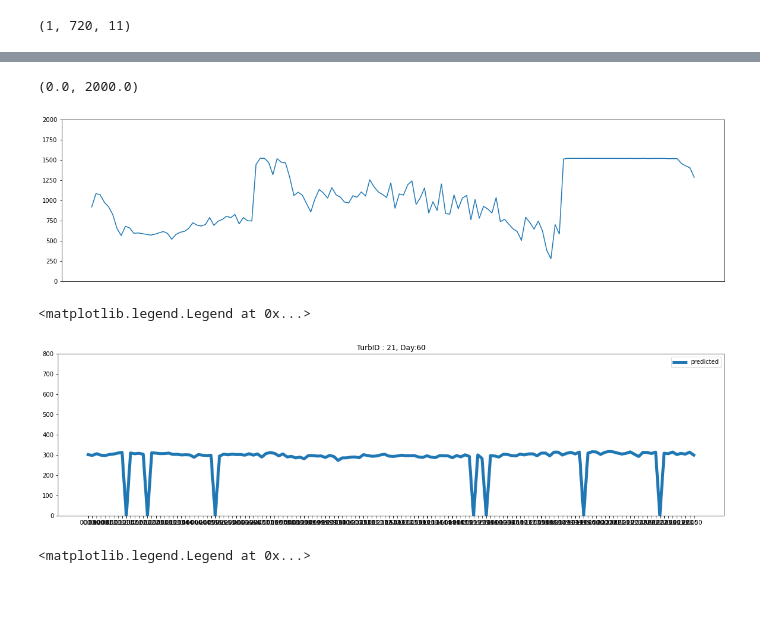
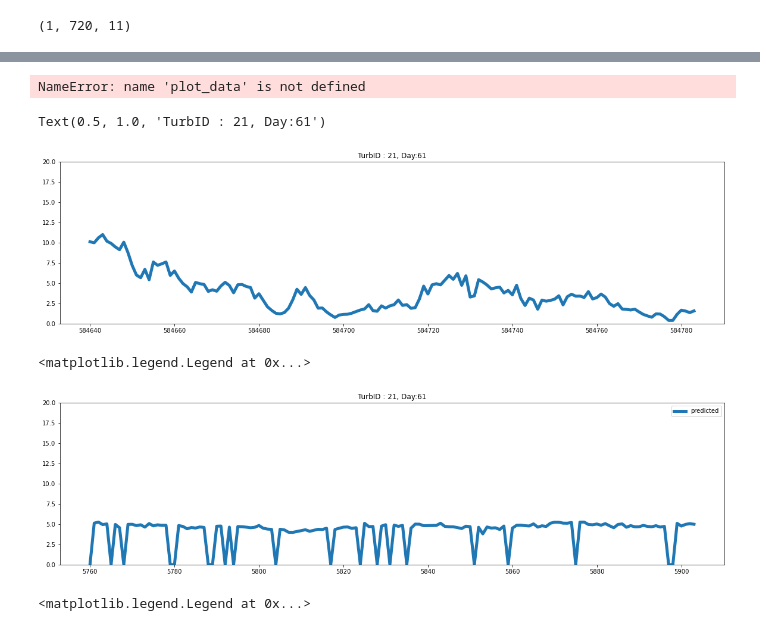
Before and after one commit to bub3690/dacon_study, a Jupyter notebook: inha_2022/baseline-1turb.ipynb, the cells around one changed output, grey strips where cells are left out. Drawn from its saved outputs; the diff is of its cells as text; code cells hidden in the pictures; blank space fills up the shorter version.

Commit message:
FEAT: Update baseline Wspd prediction

```diff
--- a/inha_2022/baseline-1turb.ipynb
+++ b/inha_2022/baseline-1turb.ipynb
@@ -140,3 +140,6 @@ def make_train_data(data):
             train_y.append(np.array(label_tmp))
 
     return train_x, train_y
+# %%
+tms_list = list(pd.unique(train_data["Tmstamp"]))
+train_data["Tmstamp"] = train_data["Tmstamp"].apply(lambda x : tms_list.index(x) )
@@ -143,6 +201,9 @@ def make_train_data(data):
 # %%
 tms_list = list(pd.unique(train_data["Tmstamp"]))
 train_data["Tmstamp"] = train_data["Tmstamp"].apply(lambda x : tms_list.index(x) )
+train_data["Tmstamp"] = train_data["Tmstamp"]//6
+
+
 
 X_data, Y_data = make_train_data(train_data)
 X_data  = np.array(X_data).reshape(-1, X_data[0].shape[0], X_data[0].shape[1])
@@ -715,33 +732,37 @@ sample_submission['Patv']=preds
+# %%
+plot_data[(plot_data['TurbID']==k) & (plot_data['Day']==j)]['Wspd']
+# %% [output]
+NameError: name 'plot_data' is not defined
 # %%
 # Tmstamp 당 Patv 추세를 확인.
 plot_data = train_data
 
 plt.figure(figsize=(20, 5))
-j = 60 # Day
-for i in range(1, 135): # TurbID
-    plt.plot(plot_data[(plot_data['TurbID']==i) & (plot_data['Day']==j)]['Tmstamp'], plot_data[(plot_data['TurbID']==i) & (plot_data['Day']==j)]['Patv'])
-    plt.xticks([])
-plt.ylim([0,2000])
-#k = 21 # turb id
-#plt.plot(plot_data[(plot_data['TurbID']==k) & (plot_data['Day']==j)]['Tmstamp'], plot_data[(plot_data['TurbID']==k) & (plot_data['Day']==j)]['Patv'], linewidth=5.0,
-#        label='real')
-#plt.title(f'TurbID : {k}, Day:{j}')
+j = 61 # Day
+#for i in range(1, 135): # TurbID
+#    plt.plot(plot_data[(plot_data['TurbID']==i) & (plot_data['Day']==j)]['Tmstamp'], plot_data[(plot_data['TurbID']==i) & (plot_data['Day']==j)]['Patv'])
+#    plt.xticks([])
+plt.ylim([0,20])
+k = 21 # turb id
+plt.plot(plot_data[(plot_data['TurbID']==k) & (plot_data['Day']==j)]['Wspd'], linewidth=5.0,
+        label='real')
+plt.title(f'TurbID : {k}, Day:{j}')
 # %% [output]
-(0.0, 2000.0)
+Text(0.5, 1.0, 'TurbID : 21, Day:61')
-[figure, old version]
+[figure, new version]
 # %%
 plot_data = sample_submission
 plt.figure(figsize=(20, 5))
 k = 21 # turb id
-plt.plot(plot_data[(plot_data['TurbID']==k) & (plot_data['Day']==j)]['Tmstamp'], plot_data[(plot_data['TurbID']==k) & (plot_data['Day']==j)]['Patv'], linewidth=5.0,
+plt.plot( plot_data[(plot_data['TurbID']==k) & (plot_data['Day']==j)]['Wspd'], linewidth=5.0,
         label='predicted')
 plt.title(f'TurbID : {k}, Day:{j}')
-plt.ylim([0,800])
+plt.ylim([0,20])
 
 plt.legend()
 # %% [output]
 <matplotlib.legend.Legend at 0x...>
-[figure, old version]
+[figure, new version]
 # %%
 plot_data = sample_submission
 k = 21 # turb id
```
Also changed, not shown: parts of 26 cells of this notebook, 4 other files.
